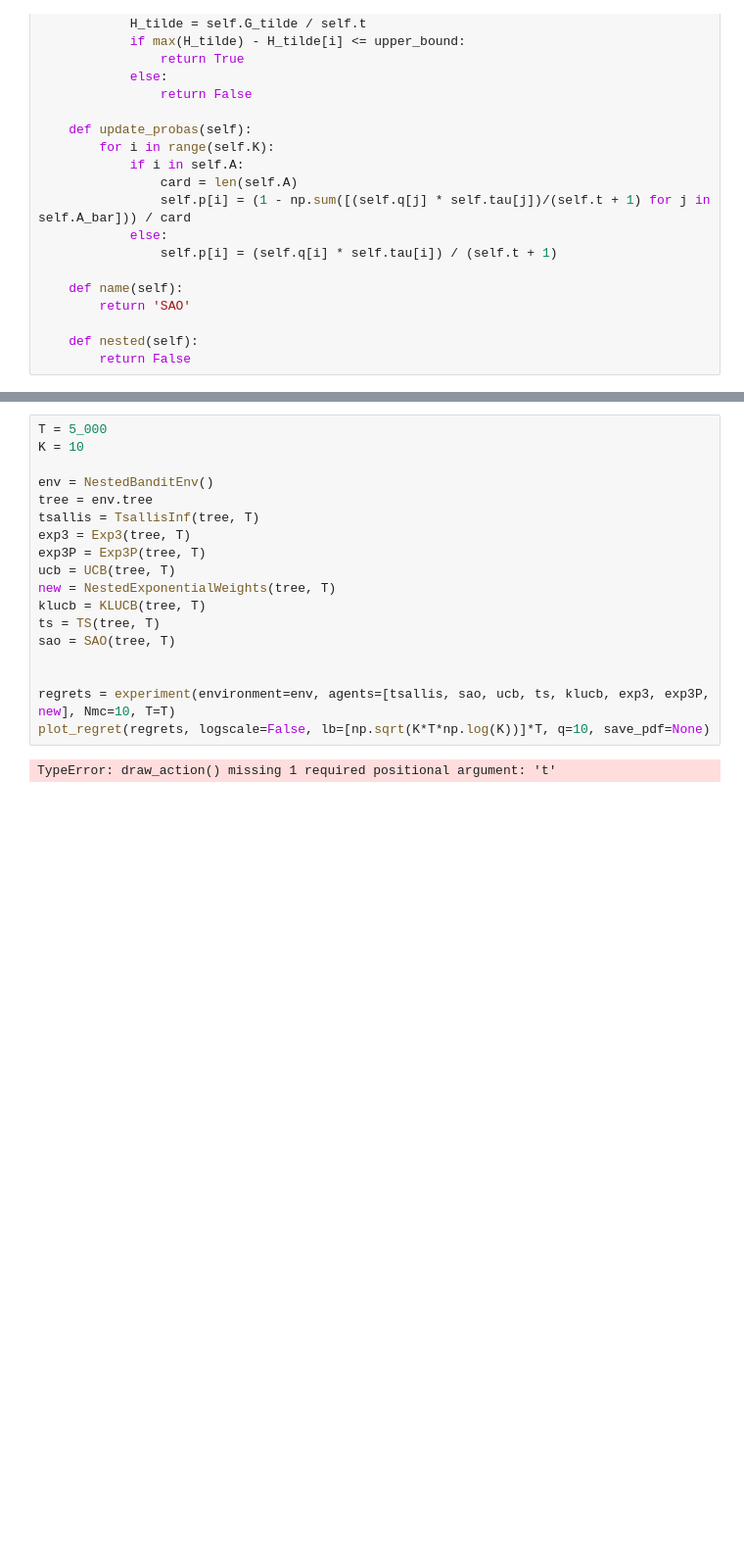
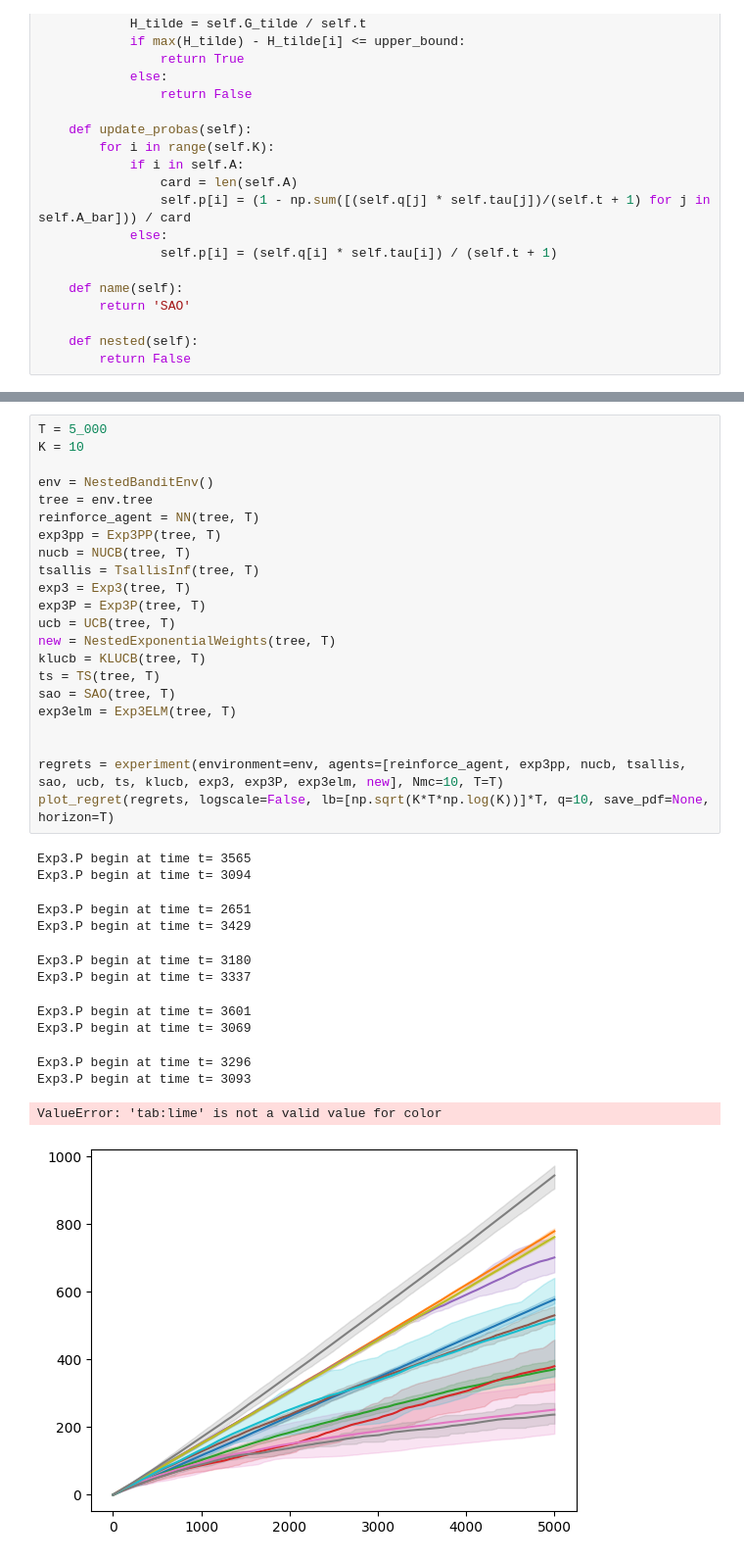
Before and after one commit to AugustinCablant/CRITEO-INTERNSHIP, a Jupyter notebook: MAB_nested_simulations.ipynb, the cells around one changed output, grey strips where cells are left out. Shown at 98% size. Drawn from its saved outputs; the diff is of its cells as text; blank space fills up the shorter version.

```diff
--- a/MAB_nested_simulations.ipynb
+++ b/MAB_nested_simulations.ipynb
@@ -754,21 +1043,36 @@ class SAO:
 # %%
 T = 5_000
 K = 10
 
 env = NestedBanditEnv()
 tree = env.tree
+reinforce_agent = NN(tree, T)
+exp3pp = Exp3PP(tree, T)
+nucb = NUCB(tree, T)
 tsallis = TsallisInf(tree, T)
 exp3 = Exp3(tree, T)
 exp3P = Exp3P(tree, T)
 ucb = UCB(tree, T)
 new = NestedExponentialWeights(tree, T)
 klucb = KLUCB(tree, T)
 ts = TS(tree, T)
 sao = SAO(tree, T)
+exp3elm = Exp3ELM(tree, T)
 
 
-regrets = experiment(environment=env, agents=[tsallis, sao, ucb, ts, klucb, exp3, exp3P, new], Nmc=10, T=T)
-plot_regret(regrets, logscale=False, lb=[np.sqrt(K*T*np.log(K))]*T, q=10, save_pdf=None)
+regrets = experiment(environment=env, agents=[reinforce_agent, exp3pp, nucb, tsallis, sao, ucb, ts, klucb, exp3, exp3P, exp3elm, new], Nmc=10, T=T)
+plot_regret(regrets, logscale=False, lb=[np.sqrt(K*T*np.log(K))]*T, q=10, save_pdf=None, horizon=T)
 # %% [output]
-TypeError: draw_action() missing 1 required positional argument: 't'
+Exp3.P begin at time t= 3565
+Exp3.P begin at time t= 3094
+Exp3.P begin at time t= 2651
+Exp3.P begin at time t= 3429
+Exp3.P begin at time t= 3180
+Exp3.P begin at time t= 3337
+Exp3.P begin at time t= 3601
+Exp3.P begin at time t= 3069
+Exp3.P begin at time t= 3296
+Exp3.P begin at time t= 3093
+ValueError: 'tab:lime' is not a valid value for color
+[figure, added]
 # %%
```
Also changed, not shown: parts of 8 cells of this notebook, 2 other files.
